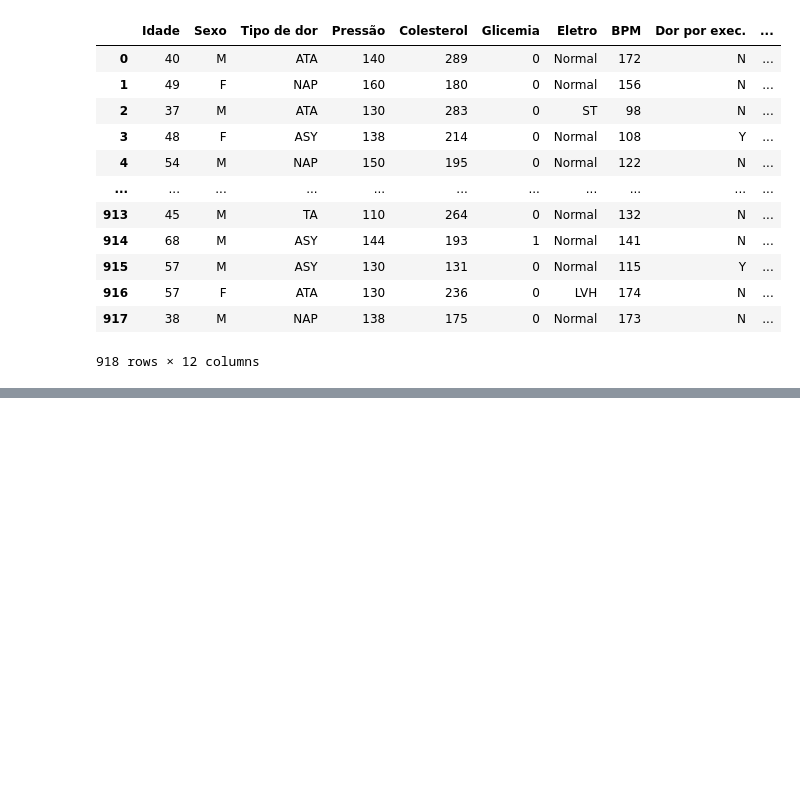
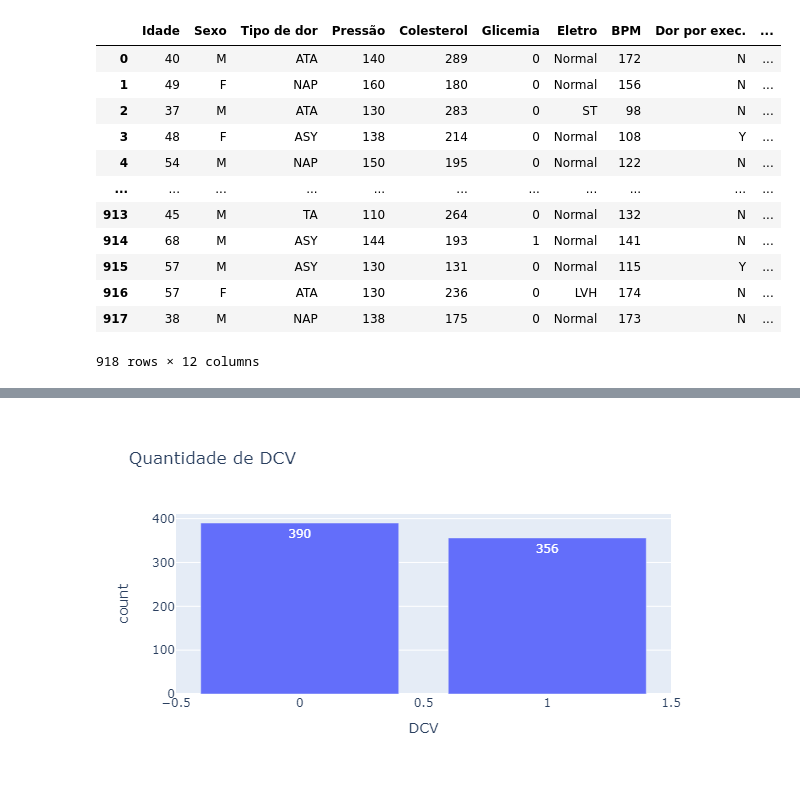
Before and after one commit to Thurcavalcante/analise-projeto-final-, a Jupyter notebook: analise.ipynb, the cells around one changed output, grey strips where cells are left out. Saved outputs shown, nothing was run; the diff lists cells and outputs as text; code cells hidden in the pictures; blank space fills up the shorter version.

Commit message:
Inicio da nova análise

```diff
--- a/analise.ipynb
+++ b/analise.ipynb
@@ -26,7 +32,7 @@ Index(['Age', 'Sex', 'ChestPainType', 'RestingBP', 'Cholesterol', 'FastingBS',
        'HeartDisease'],
       dtype='object')
 # %%
-trocar_nomes = {
+renomear_colunas = {
     'Age': 'Idade',
     'Sex': 'Sexo',
     'ChestPainType': 'Tipo de dor',
@@ -40,7 +46,7 @@ trocar_nomes = {
     'HeartDisease': 'DCV'
 }
 
-df = df.rename(columns=trocar_nomes)
+df = df.rename(columns=renomear_colunas)
 df
 # %% [output]
 |  | Idade | Sexo | Tipo de dor | Pressão | Colesterol | Glicemia | Eletro | BPM | Dor por exec. | ... |
@@ -58,0 +118,6 @@ df
+# %%
+# Excluir as linhas que possuem o valor de colesterol igual a 0
+df = df[df['Colesterol'] != 0]
+
+# Excluir as linhas que possuem o valor de pressão arterial igual a 0
+df = df[df['Pressão'] != 0]
@@ -58,0 +148,4 @@ df
+# %%
+# Análise de Dados
+contagem = df['DCV'].value_counts().reset_index()
+contagem
@@ -58,0 +173,10 @@ df
+# %%
+# Função que constroe gráfico em barras
+def constroi_grafico_barras(variavel):
+    contagem = df[variavel].value_counts().reset_index()
+    fig = px.bar(contagem, x=variavel, y='count', title ='Quantidade de ' + variavel, text_auto=True )
+    fig.show()
+# %%
+constroi_grafico_barras('DCV')
+# %% [output]
+[figure, added]
```
Also changed, not shown: parts of 25 cells of this notebook.
